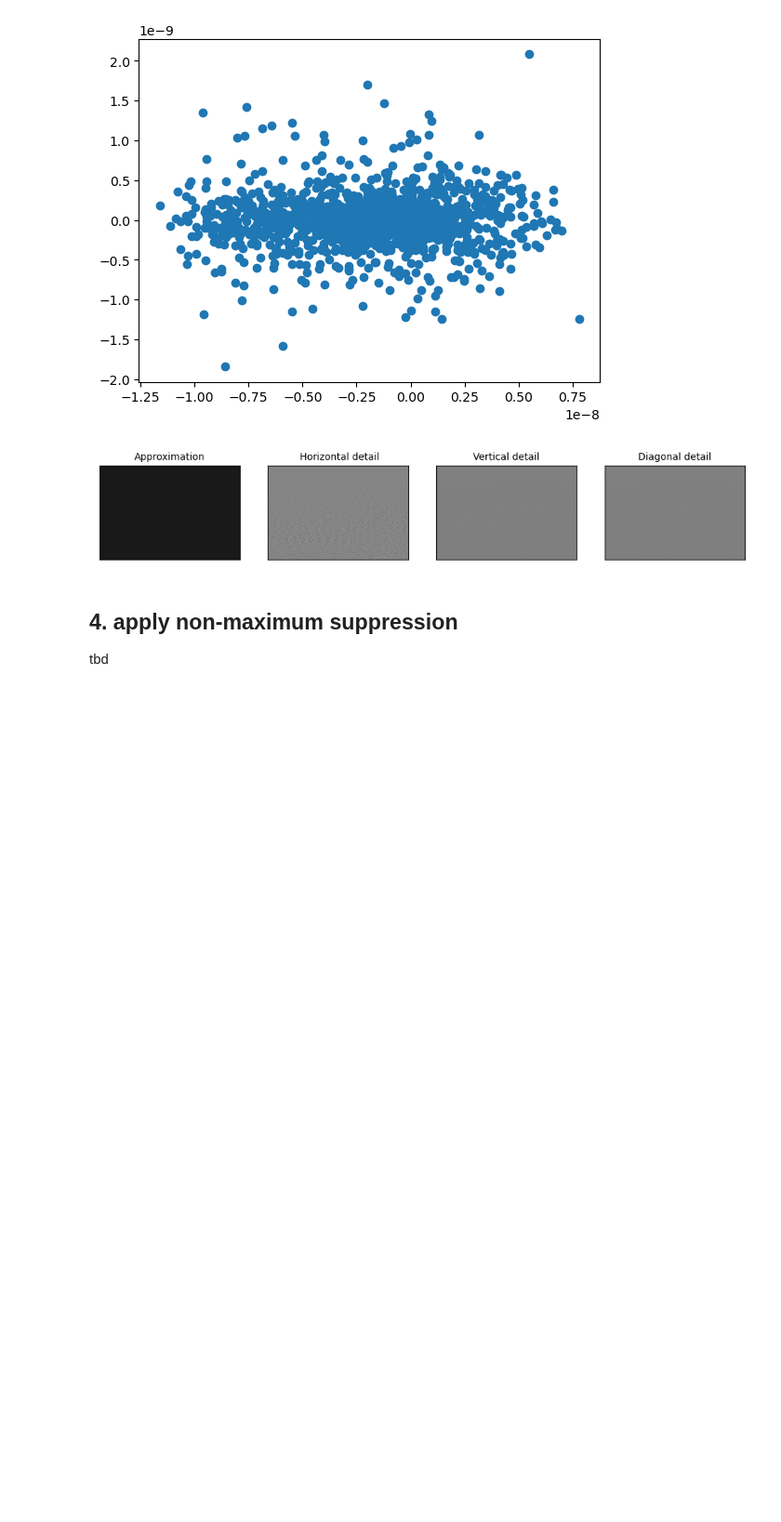
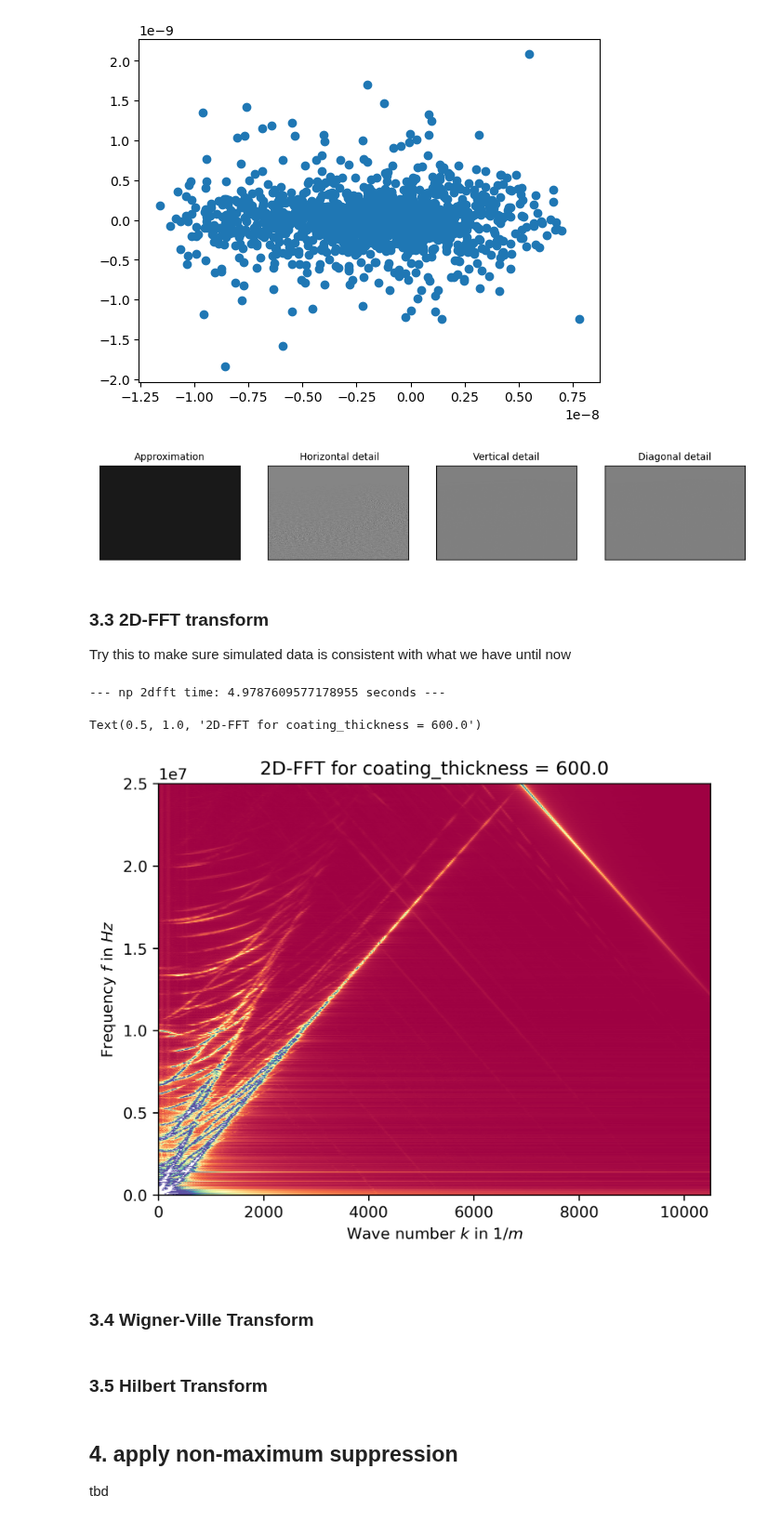
Before and after one commit to sjmxschm/ml_dl_wave_inversion, a Jupyter notebook: create_model/try_other_transforms.ipynb, the cells around one changed output. Shown at 93% size. Drawn from its saved outputs; the diff is of its cells as text; code cells hidden in the pictures; blank space fills up the shorter version.

Commit message:
added more transforms

```diff
--- a/create_model/try_other_transforms.ipynb
+++ b/create_model/try_other_transforms.ipynb
@@ -219,3 +234,7 @@ for i, a in enumerate([LL, LH, HL, HH]):
     ax.set_yticks([])
 # %% [output]
 [figure]
+# %% [markdown]
+### 3.3 2D-FFT transform
+
+Try this to make sure simulated data is consistent with what we have until now
@@ -222,3 +244,28 @@ for i, a in enumerate([LL, LH, HL, HH]):
+# %%
+fg, kg, abs_fft_data = apply_2dfft(displacement_x_time, sim_info)
+fg, kg, abs_fft_data = cut_quadrants(fg, kg, abs_fft_data)
+# %% [output]
+--- np 2dfft time: 4.9787609577178955 seconds ---
+# %%
+# -- clip values of 2dfft
+clip_tr = 0.0001
+abs_fft_data = np.clip(abs_fft_data, 0, clip_tr)
+abs_fft_data = np.multiply(abs_fft_data.copy(), abs_fft_data > np.median(abs_fft_data))
+# %%
+fig = plt.figure(1, dpi=300)
+ax = plt.gca()
+ax.contourf(fg, kg, abs_fft_data, 300, cmap='Spectral')
+plt.axis([0, 10500, 0, 2.5E7])
+plt.xlabel(r'Wave number $k$ in $1/m$' + '\n')
+plt.ylabel(r'Frequency $f$ in $Hz$')
+plt.title(f'2D-FFT for coating_thickness = {coating_height}')
+# %% [output]
+Text(0.5, 1.0, '2D-FFT for coating_thickness = 600.0')
+[figure, added]
+# %% [markdown]
+### 3.4 Wigner-Ville Transform
+# %% [markdown]
+### 3.5 Hilbert Transform
 # %% [markdown]
 ## 4. apply non-maximum suppression
 
```
Also changed, not shown: parts of 10 cells of this notebook, 1 other file.
